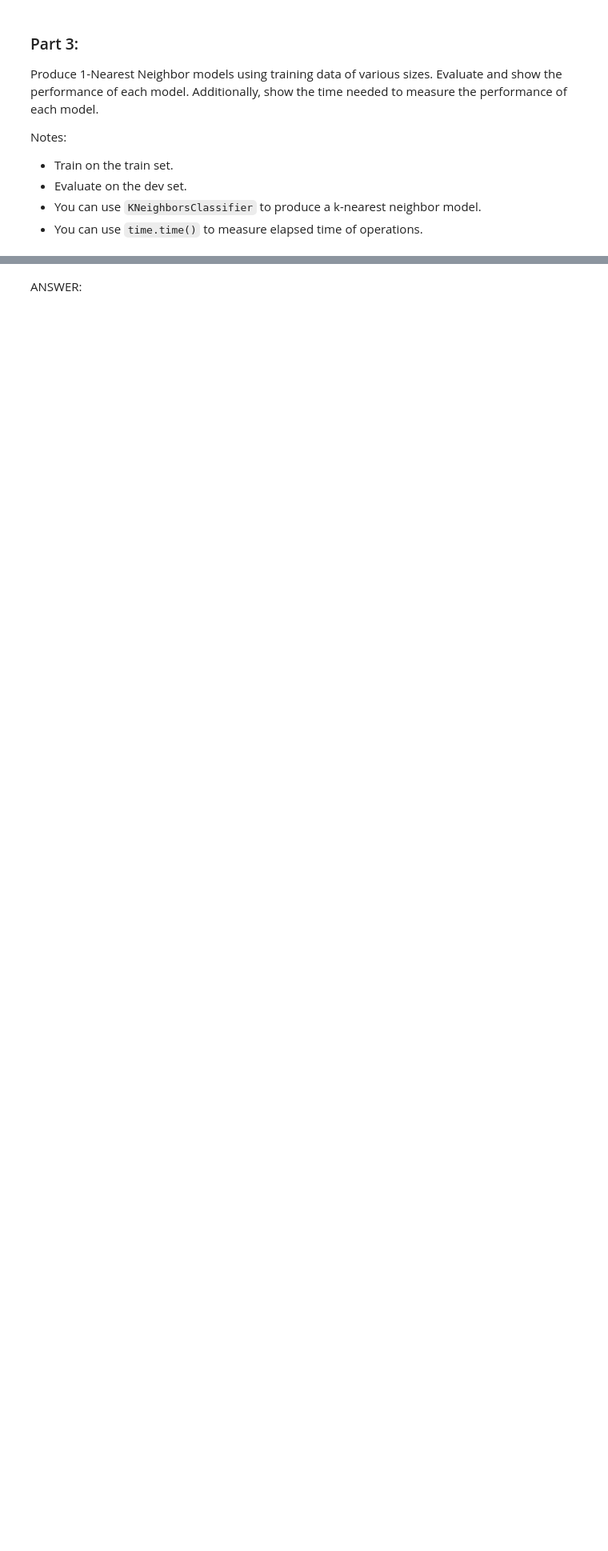
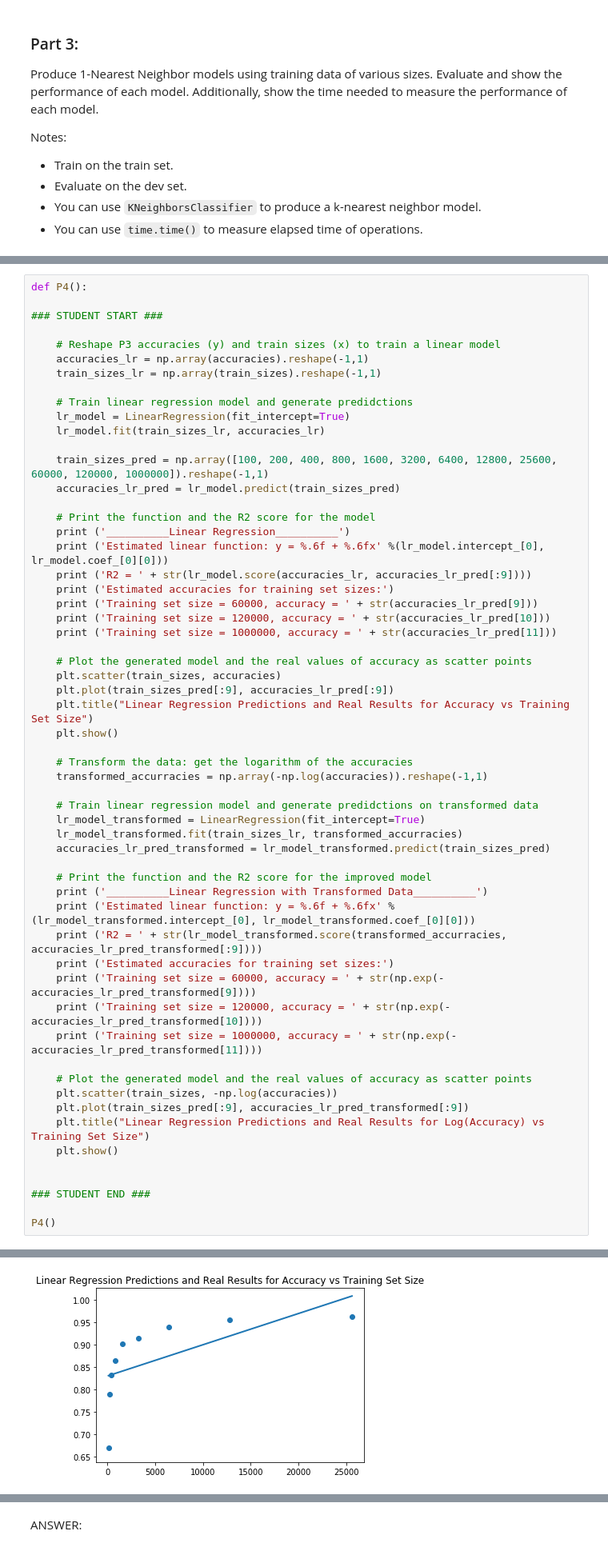
Before and after one commit to GabyML/aml, a Jupyter notebook: projects/gabriela_maylagunes_p1.ipynb, the cells around one changed output, grey strips where cells are left out. Shown: that part at 80% size. Saved outputs shown, nothing was run; the diff lists cells and outputs as text; blank space fills up the shorter version.

```diff
--- a/projects/gabriela_maylagunes_p1.ipynb
+++ b/projects/gabriela_maylagunes_p1.ipynb
@@ -256,0 +242,59 @@ ANSWER:
+# %%
+def P4():
+
+### STUDENT START ###
+
+    # Reshape P3 accuracies (y) and train sizes (x) to train a linear model
+    accuracies_lr = np.array(accuracies).reshape(-1,1)
+    train_sizes_lr = np.array(train_sizes).reshape(-1,1)
+
+    # Train linear regression model and generate predidctions
+    lr_model = LinearRegression(fit_intercept=True)
+    lr_model.fit(train_sizes_lr, accuracies_lr)
+
+    train_sizes_pred = np.array([100, 200, 400, 800, 1600, 3200, 6400, 12800, 25600, 60000, 120000, 1000000]).reshape(-1,1)
+    accuracies_lr_pred = lr_model.predict(train_sizes_pred)
+
+    # Print the function and the R2 score for the model
+    print ('__________Linear Regression__________')
+    print ('Estimated linear function: y = %.6f + %.6fx' %(lr_model.intercept_[0], lr_model.coef_[0][0]))
+    print ('R2 = ' + str(lr_model.score(accuracies_lr, accuracies_lr_pred[:9])))
+    print ('Estimated accuracies for training set sizes:')
+    print ('Training set size = 60000, accuracy = ' + str(accuracies_lr_pred[9]))
+    print ('Training set size = 120000, accuracy = ' + str(accuracies_lr_pred[10]))
+    print ('Training set size = 1000000, accuracy = ' + str(accuracies_lr_pred[11]))
+
+    # Plot the generated model and the real values of accuracy as scatter points
+    plt.scatter(train_sizes, accuracies)
+    plt.plot(train_sizes_pred[:9], accuracies_lr_pred[:9])
+    plt.title("Linear Regression Predictions and Real Results for Accuracy vs Training Set Size")
+    plt.show()
+
+    # Transform the data: get the logarithm of the accuracies
+    transformed_accurracies = np.array(-np.log(accuracies)).reshape(-1,1)
+
+    # Train linear regression model and generate predidctions on transformed data
+    lr_model_transformed = LinearRegression(fit_intercept=True)
+    lr_model_transformed.fit(train_sizes_lr, transformed_accurracies)
+    accuracies_lr_pred_transformed = lr_model_transformed.predict(train_sizes_pred)
+
+    # Print the function and the R2 score for the improved model
+    print ('__________Linear Regression with Transformed Data__________')
+    print ('Estimated linear function: y = %.6f + %.6fx' %(lr_model_transformed.intercept_[0], lr_model_transformed.coef_[0][0]))
+    print ('R2 = ' + str(lr_model_transformed.score(transformed_accurracies, accuracies_lr_pred_transformed[:9])))
+    print ('Estimated accuracies for training set sizes:')
+    print ('Training set size = 60000, accuracy = ' + str(np.exp(-accuracies_lr_pred_transformed[9])))
+    print ('Training set size = 120000, accuracy = ' + str(np.exp(-accuracies_lr_pred_transformed[10])))
+    print ('Training set size = 1000000, accuracy = ' + str(np.exp(-accuracies_lr_pred_transformed[11])))
+
+    # Plot the generated model and the real values of accuracy as scatter points
+    plt.scatter(train_sizes, -np.log(accuracies))
+    plt.plot(train_sizes_pred[:9], accuracies_lr_pred_transformed[:9])
+    plt.title("Linear Regression Predictions and Real Results for Log(Accuracy) vs Training Set Size")
+    plt.show()
+
+
+### STUDENT END ###
+
+P4()
+# %% [output]
@@ -256,0 +308 @@ ANSWER:
+[figure, added]
```
Also changed, not shown: parts of 9 cells of this notebook.
